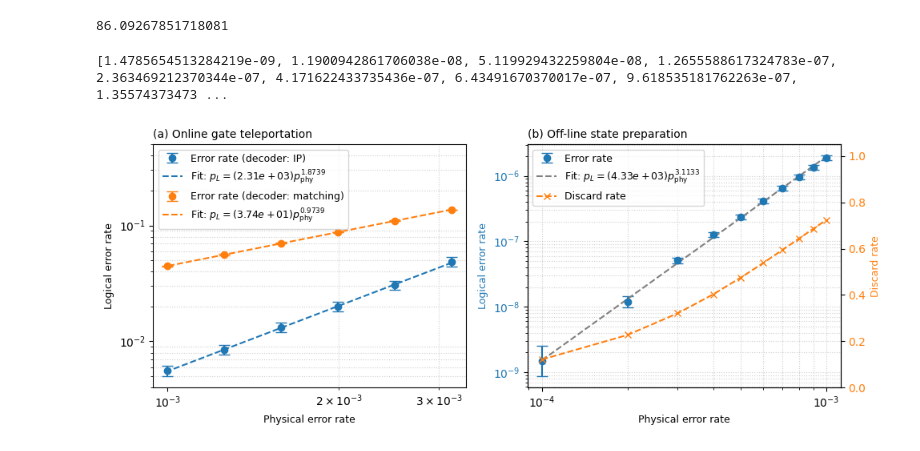
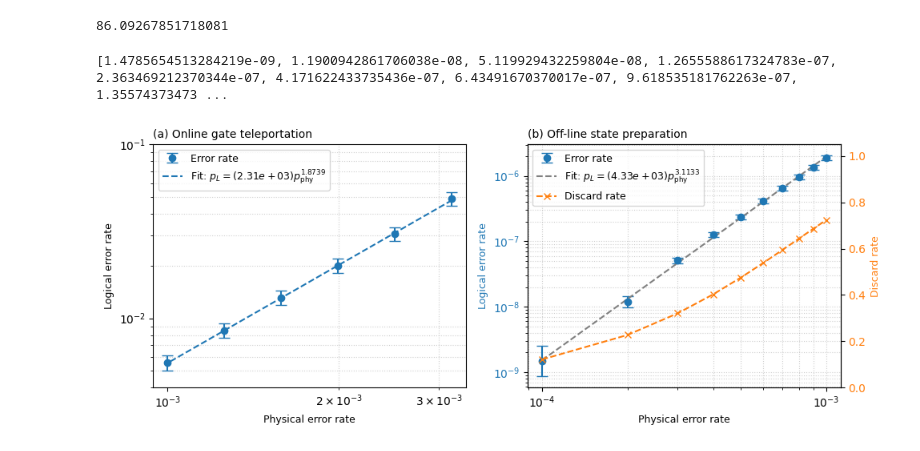
Before and after one commit to itpyi/surface_magic, a Jupyter notebook: plot/plot.ipynb, the cells around one changed output. Drawn from its saved outputs; the diff is of its cells as text; code cells hidden in the pictures.

```diff
--- a/plot/plot.ipynb
+++ b/plot/plot.ipynb
@@ -1579,11 +1579,17 @@ total_cnt = [11010, 17500, 26600, 40500, 62800, 95400]
 err_log_cnt_matching = [142016, 113554, 89808, 71910, 57095, 45259]
 total_cnt_matching = [1000000, 1000000, 1000000, 1000000, 1000000, 1000000]
 
+err_log_cnt_bposd = [5653, 3769, 2509, 1773, 1247, 816]
+total_cnt_bposd = [100000, 100000, 100000, 100000, 100000, 100000]
+
 err_log_cnt_before = [5254, 3527, 2335, 1584, 1019, 715]
 total_cnt_before = [1000000, 1000000, 1000000, 1000000, 1000000, 1000000]
 
-err_log_cnt_after = [err_log_cnt, err_log_cnt_matching]
-total_cnt_after = [total_cnt, total_cnt_matching]
+
+err_log_cnt_after = [err_log_cnt]
+total_cnt_after = [total_cnt]
+# err_log_cnt_after = [err_log_cnt, err_log_cnt_matching, err_log_cnt_bposd]
+# total_cnt_after = [total_cnt, total_cnt_matching, total_cnt_bposd]
 # %%
 import matplotlib.pyplot as plt
 import csv
@@ -1679,7 +1685,7 @@ ax[0].set_title('(a) Online gate teleportation', loc='left', fontsize=title_font
 ax[0].set_xlabel('Physical error rate', fontsize=label_font_size)
 ax[0].set_ylabel('Logical error rate', fontsize=label_font_size)
 ax[0].set_yscale('log')
-ax[0].set_ylim(0.004, 0.5)
+ax[0].set_ylim(0.004, 0.1)
 ax[0].set_xscale('log')
 ax[0].grid(True, which='minor', linestyle=':', alpha=0.6)
 
@@ -1700,7 +1706,7 @@ for i, err_log_cnt in enumerate(err_log_cnt_after):
     # 组合不对称的 Error Bar 数据: shape 为 (2, N) -> [row_lower, row_upper]
     asymmetric_err = [delta_err_lows, delta_err_highs]
 
-    line1 = ax[0].errorbar(err_phy, delta_err_logical, yerr=asymmetric_err, fmt='o', color=color_list[i], capsize=5, label=f'Error rate (decoder: {"IP" if i==0 else "matching"})')
+    line1 = ax[0].errorbar(err_phy, delta_err_logical, yerr=asymmetric_err, fmt='o', color=color_list[i], capsize=5, label='Error rate')
     line2, = ax[0].plot(err_phy, [coef * x**expo for x in err_phy], '--', color=color_list[i], label=fr'Fit: $p_L=({coef:.2e})p_{{\mathrm{{phy}}}}^{{{expo:.4f}}}$')
     handles.extend([line1, line2])
 
@@ -1719,31 +1725,31 @@ print(y_vals_ps, y_disc_rates_ps)
 expo, coef = fit_error(y_vals_ps, sorted_xs)
 
 line1 = ax[1].errorbar(sorted_xs, y_vals_ps, yerr=asymmetric_err_ps,
                      color=color_err, fmt='o', capsize=5, label='Error rate')
 line2, = ax[1].plot(sorted_xs, [coef * x**expo for x in sorted_xs], '--', color='gray', label=fr'Fit: $p_L=({coef:.2e})p_{{\mathrm{{phy}}}}^{{{expo:.4f}}}$')
 
 ax[1].tick_params(axis='y', labelcolor=color_err)
 ax[1].grid(True, which='major', linestyle=':', alpha=0.6)
 
 # --- 右轴：Discard Rate ---
 ax2 = ax[1].twinx()
 color_disc = 'tab:orange'
 ax2.set_ylabel('Discard rate', color=color_disc, fontsize=label_font_size)
 
 line3, = ax2.plot(sorted_xs, y_disc_rates_ps, color=color_disc,
                   marker='x', linestyle='--', label='Discard rate')
 
 ax2.tick_params(axis='y', labelcolor=color_disc)
 ax2.set_ylim(0, 1.05)
 
 ax[1].grid(True, which='minor', linestyle=':', alpha=0.6)
 # 图例
 ax[1].legend(handles=[line1, line2, line3], loc='upper left', fontsize=label_font_size)
 
 plt.tight_layout()
 plt.savefig('error_rates.pdf',
            bbox_inches='tight',  # 紧贴内容边界
            pad_inches=0)
 # %% [output]
 [1.4785654513284219e-09, 1.1900942861706038e-08, 5.119929432259804e-08, 1.2655588617324783e-07, 2.363469212370344e-07, 4.171622433735436e-07, 6.43491670370017e-07, 9.618535181762263e-07, 1.35574373473 ...
-[figure, old version]
+[figure, new version]
```
Also changed, not shown: parts of 2 cells of this notebook, 4 other files.
